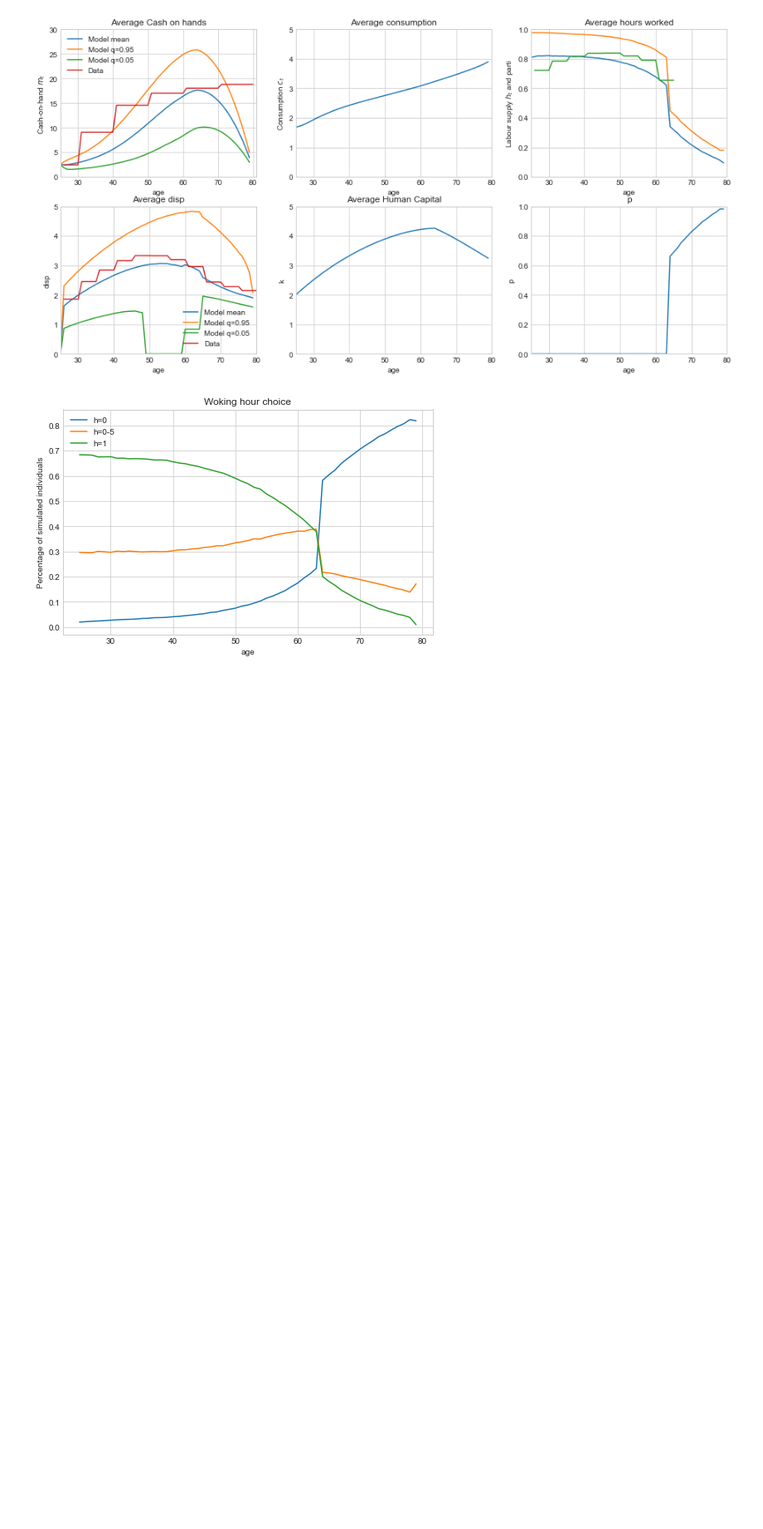
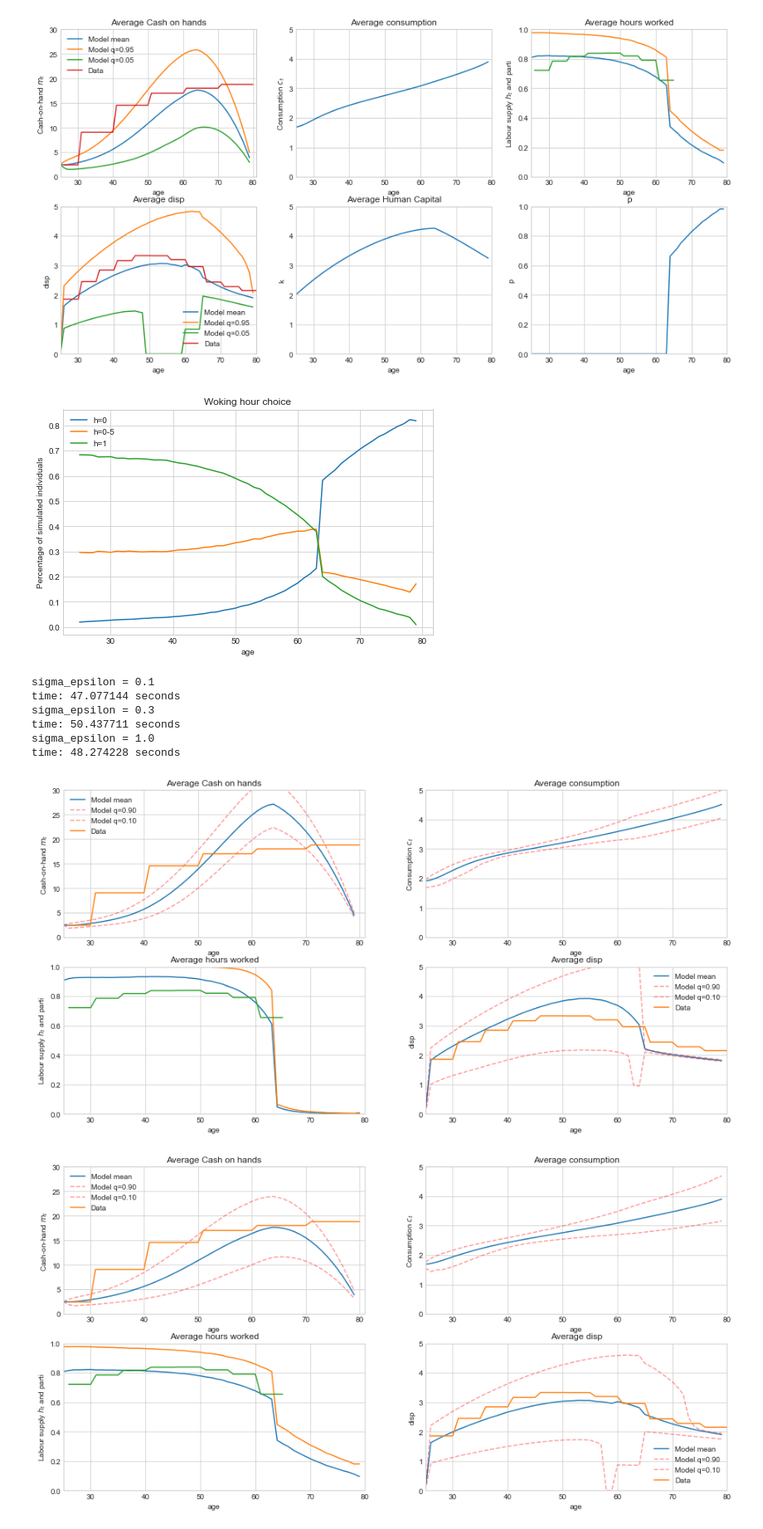
Before and after one commit to HaraldGrevsen/DynamicprogrammingTermpaper, a Jupyter notebook: Harald/Visualisering - Harald.ipynb, the cells around one changed output. Shown at 83% size. Drawn from its saved outputs; the diff is of its cells as text; code cells hidden in the pictures; blank space fills up the shorter version.

```diff
--- a/Harald/Visualisering - Harald.ipynb
+++ b/Harald/Visualisering - Harald.ipynb
@@ -149,0 +199,39 @@ plt.show()
+# %%
+#constructing a dashboard for parameter tuning:
+sigma_epsilon = [0.10000,0.30000,1.0000]
+#sigma_w = [0.200]
+#To = [35,37]
+#kappa = [0.4]
+
+for i,val in enumerate(sigma_epsilon):
+    t0 = time.time()
+    model = model_dc_multidim()
+    model.setup()
+    model.par.To = 35
+    #model.par.r = 0
+    #model.par.beta = 1
+    model.par.sigma_epsilon = val
+    model.par.sigma_w = 0.1
+    model.par.phi3 = 0.97
+    model.par.rho = 0.2
+    model.par.P = 1.2
+    model.par.b = 2
+    model.par.k_start = 2
+    model.par.m_start = 2.5
+    model.create_grids()
+    model.solve()
+    model.simulate()
+    #print(f'To = {val} dvs {val+25}år')
+    print(f'sigma_epsilon = {val:.3}')
+    t1 = time.time() # set the ending time
+    print(f'time: {t1-t0:.8} seconds') # print the total time
+    figure_dashboard4(model.par,model.sim)
+# %% [output]
+sigma_epsilon = 0.1
+time: 47.077144 seconds
+sigma_epsilon = 0.3
+time: 50.437711 seconds
+sigma_epsilon = 1.0
+time: 48.274228 seconds
+[figure, added]
+[figure, added]
```
Also changed, not shown: parts of 3 cells of this notebook, 5 other files.
